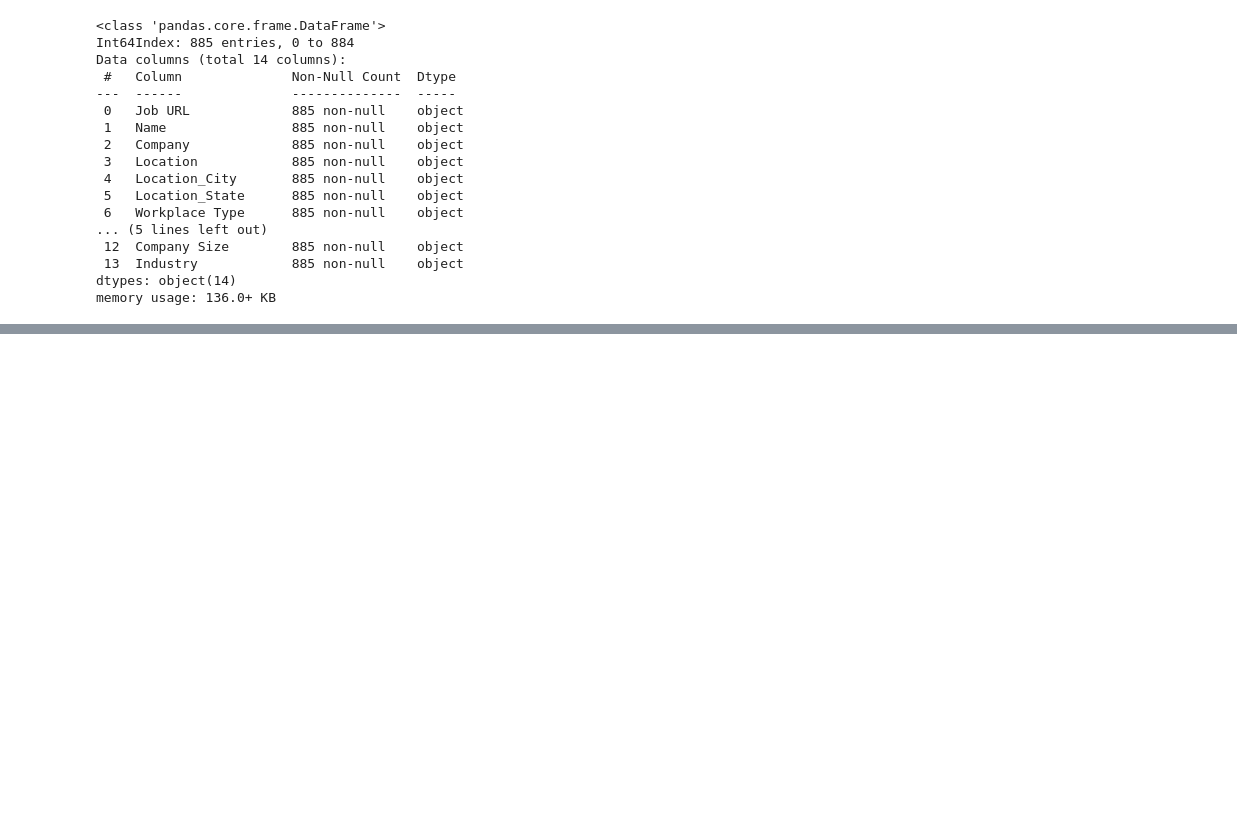
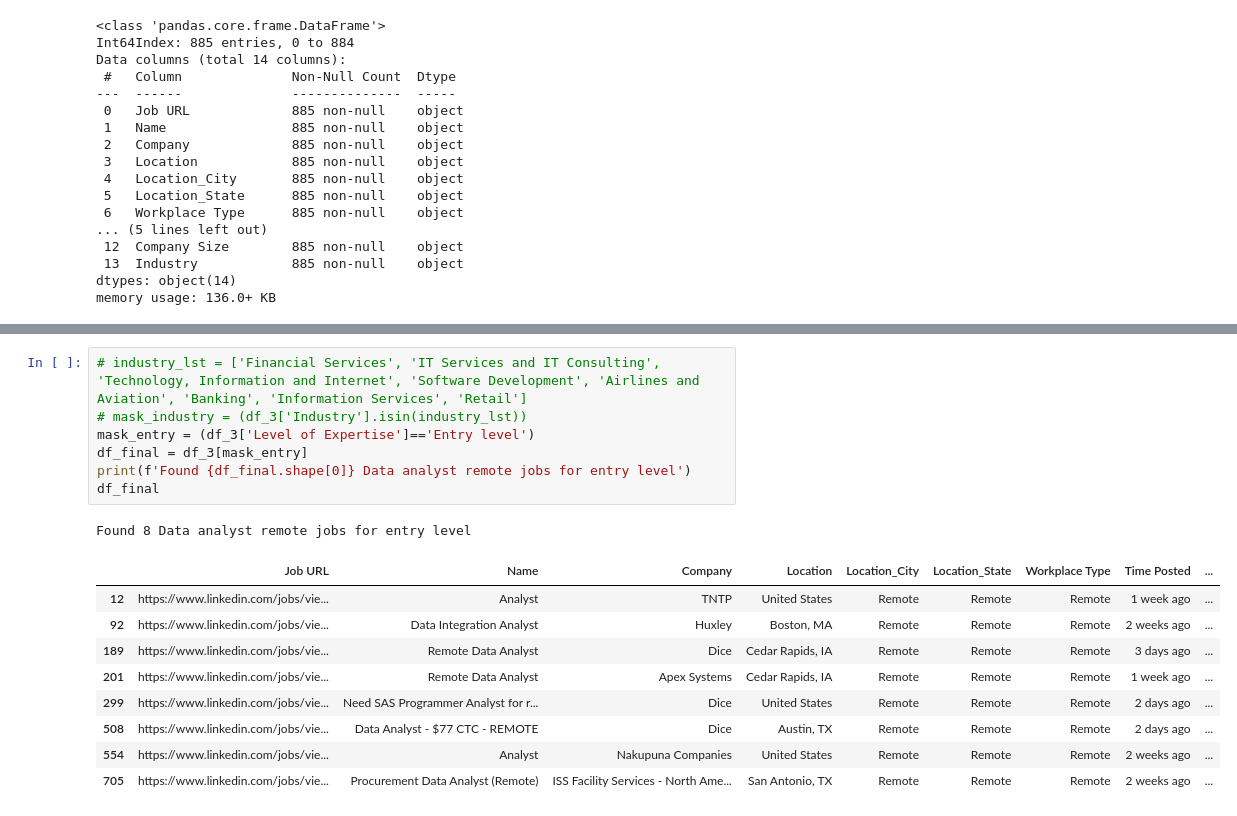
Before and after one commit to minhnnt97/linkedin-analysis, a Jupyter notebook: LinkedinJobAnalysis.ipynb, the cells around one changed output, grey strips where cells are left out. Drawn from its saved outputs; the diff is of its cells as text; blank space fills up the shorter version.

```diff
--- a/LinkedinJobAnalysis.ipynb
+++ b/LinkedinJobAnalysis.ipynb
@@ -519,0 +654,18 @@ da_df[da_df['Level of Expertise']=='Entry level'].head()
+# %%
+# industry_lst = ['Financial Services', 'IT Services and IT Consulting', 'Technology, Information and Internet', 'Software Development', 'Airlines and Aviation', 'Banking', 'Information Services', 'Retail']
+# mask_industry = (df_3['Industry'].isin(industry_lst))
+mask_entry = (df_3['Level of Expertise']=='Entry level')
+df_final = df_3[mask_entry]
+print(f'Found {df_final.shape[0]} Data analyst remote jobs for entry level')
+df_final
+# %% [output]
+Found 8 Data analyst remote jobs for entry level
+|  | Job URL | Name | Company | Location | Location_City | Location_State | Workplace Type | Time Posted | ... |
+| 12 | https://www.linkedin.com/jobs/vie... | Analyst | TNTP | United States | Remote | Remote | Remote | 1 week ago | ... |
+| 92 | https://www.linkedin.com/jobs/vie... | Data Integration Analyst | Huxley | Boston, MA | Remote | Remote | Remote | 2 weeks ago | ... |
+| 189 | https://www.linkedin.com/jobs/vie... | Remote Data Analyst | Dice | Cedar Rapids, IA | Remote | Remote | Remote | 3 days ago | ... |
+| 201 | https://www.linkedin.com/jobs/vie... | Remote Data Analyst | Apex Systems | Cedar Rapids, IA | Remote | Remote | Remote | 1 week ago | ... |
+| 299 | https://www.linkedin.com/jobs/vie... | Need SAS Programmer Analyst for r... | Dice | United States | Remote | Remote | Remote | 2 days ago | ... |
+| 508 | https://www.linkedin.com/jobs/vie... | Data Analyst - $77 CTC - REMOTE | Dice | Austin, TX | Remote | Remote | Remote | 2 days ago | ... |
+| 554 | https://www.linkedin.com/jobs/vie... | Analyst | Nakupuna Companies | United States | Remote | Remote | Remote | 2 weeks ago | ... |
+| 705 | https://www.linkedin.com/jobs/vie... | Procurement Data Analyst (Remote) | ISS Facility Services - North Ame... | San Antonio, TX | Remote | Remote | Remote | 2 weeks ago | ... |
```
Also changed, not shown: parts of 27 cells of this notebook.
